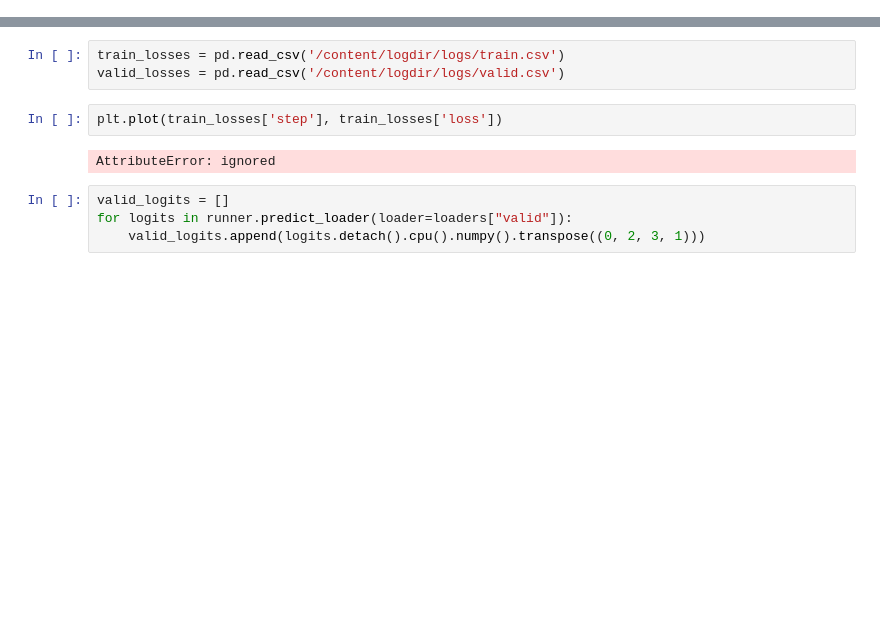
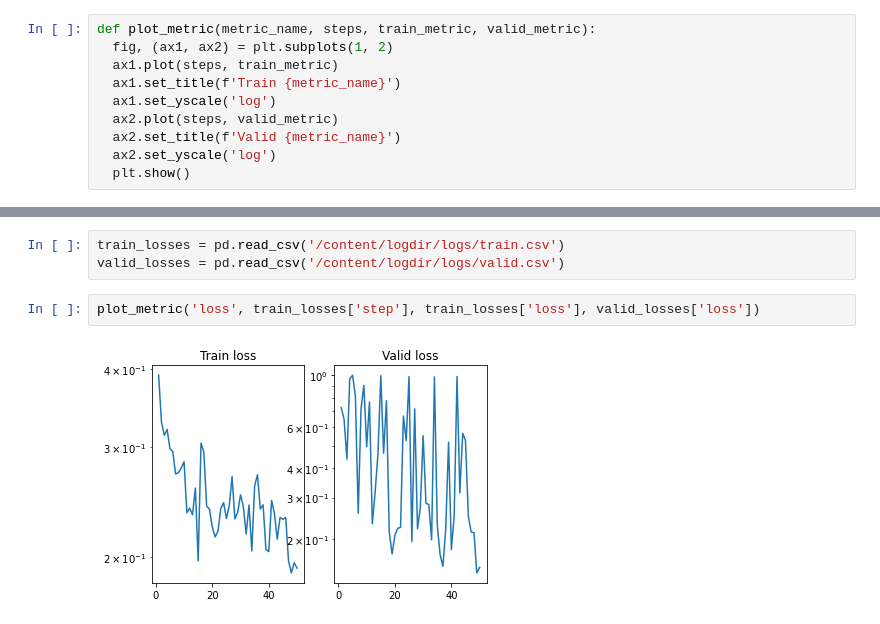
Before and after one commit to kitouras/handwritten-text-segmentation, a Jupyter notebook: segmentation_catalyst.ipynb, the cells around one changed output, grey strips where cells are left out. Drawn from its saved outputs; the diff is of its cells as text; blank space fills up the shorter version.

```diff
--- a/segmentation_catalyst.ipynb
+++ b/segmentation_catalyst.ipynb
@@ -495,6 +540,16 @@ def get_accuracy(logits, y):
   num_correct = (preds == y).sum()
   num_pixels = torch.numel(preds)
   return num_correct/num_pixels*100
+# %%
+def plot_metric(metric_name, steps, train_metric, valid_metric):
+  fig, (ax1, ax2) = plt.subplots(1, 2)
+  ax1.plot(steps, train_metric)
+  ax1.set_title(f'Train {metric_name}')
+  ax1.set_yscale('log')
+  ax2.plot(steps, valid_metric)
+  ax2.set_title(f'Valid {metric_name}')
+  ax2.set_yscale('log')
+  plt.show()
 # %%
 class CustomRunner(dl.Runner):
     def predict_batch(self, batch):
@@ -614,10 +668,6 @@ logdir/checkpoints/train.10.pth 0.2142
 train_losses = pd.read_csv('/content/logdir/logs/train.csv')
 valid_losses = pd.read_csv('/content/logdir/logs/valid.csv')
 # %%
-plt.plot(train_losses['step'], train_losses['loss'])
+plot_metric('loss', train_losses['step'], train_losses['loss'], valid_losses['loss'])
 # %% [output]
-AttributeError: ignored
+[figure, added]
-# %%
-valid_logits = []
-for logits in runner.predict_loader(loader=loaders["valid"]):
-    valid_logits.append(logits.detach().cpu().numpy().transpose((0, 2, 3, 1)))
```
Also changed, not shown: parts of 28 cells of this notebook.
